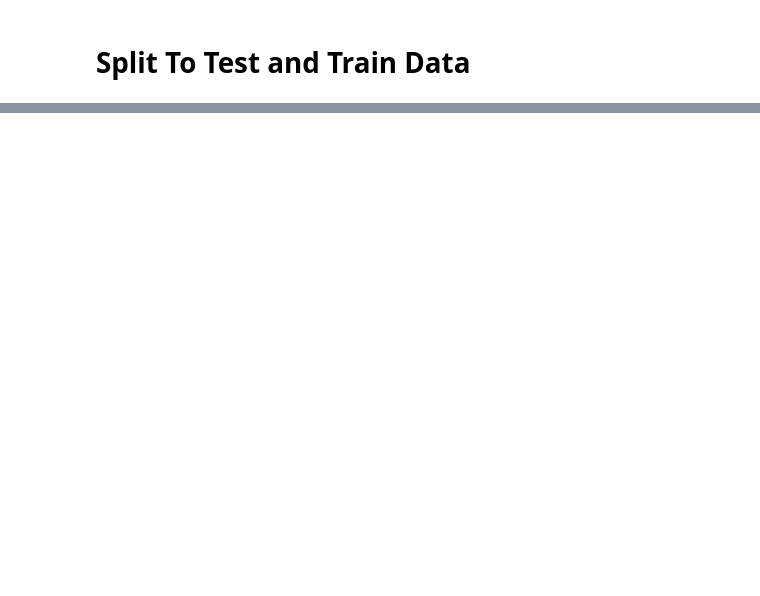
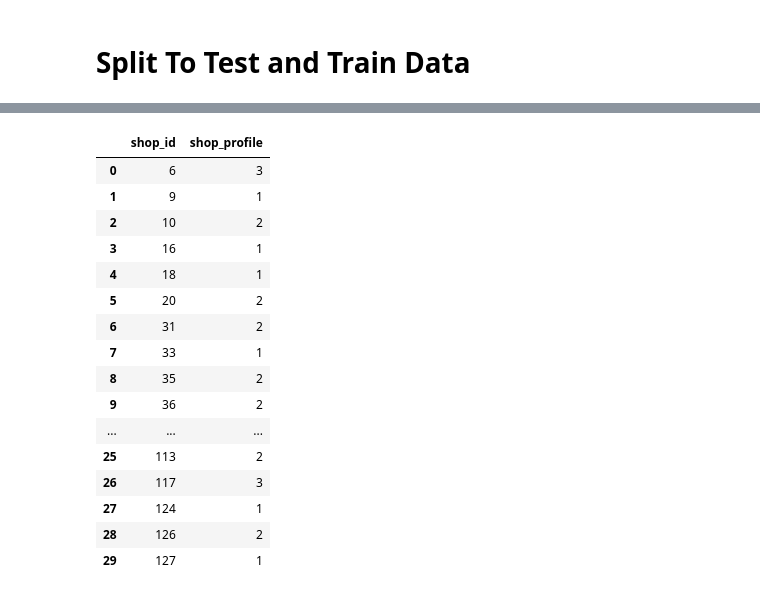
Before and after one commit to codened/DataStorm-4.0, a Jupyter notebook: stormingRoundDay_2/DataStorm_4_0 - Gunshumal.ipynb, the cells around one changed output, grey strips where cells are left out. Drawn from its saved outputs; the diff is of its cells as text; code cells hidden in the pictures; blank space fills up the shorter version.

```diff
--- a/stormingRoundDay_2/DataStorm_4_0 - Gunshumal.ipynb
+++ b/stormingRoundDay_2/DataStorm_4_0 - Gunshumal.ipynb
@@ -240,7 +477,7 @@ from sklearn.model_selection import train_test_split
 
 column_name = 'shop_id'
 unique_categories = TrainDF[column_name].nunique()
-categories_in_dataset_1 = int(unique_categories * 0.8)
+categories_in_dataset_1 = int(unique_categories * 0.7)
 categories_in_dataset_2 = unique_categories - categories_in_dataset_1
 dataset_1_categories = TrainDF[column_name].unique()[:categories_in_dataset_1]
 dataset_2_categories = TrainDF[column_name].unique()[categories_in_dataset_1:]
@@ -253,6 +490,9 @@ test_data = TrainDF[TrainDF[column_name].isin(dataset_2_categories)]
 
 
 #train_data, test_data = train_test_split(TrainDF, test_size=0.01)
+# %%
+test_data=test_data.reset_index(drop=True)
+train_data=train_data.reset_index(drop=True)
 # %%
 # remove store id from the training and testing sets
 
@@ -750,0 +691,20 @@ UploadShid.to_csv('Testing-datatoUpload.csv', index=False)
+# %%
+XG_exp_mode_df
+# %% [output]
+|  | shop_id | shop_profile |
+| 0 | 6 | 3 |
+| 1 | 9 | 1 |
+| 2 | 10 | 2 |
+| 3 | 16 | 1 |
+| 4 | 18 | 1 |
+| 5 | 20 | 2 |
+| 6 | 31 | 2 |
+| 7 | 33 | 1 |
+| 8 | 35 | 2 |
+| 9 | 36 | 2 |
+| ... | ... | ... |
+| 25 | 113 | 2 |
+| 26 | 117 | 3 |
+| 27 | 124 | 1 |
+| 28 | 126 | 2 |
+| 29 | 127 | 1 |
```
Also changed, not shown: parts of 98 cells of this notebook.
